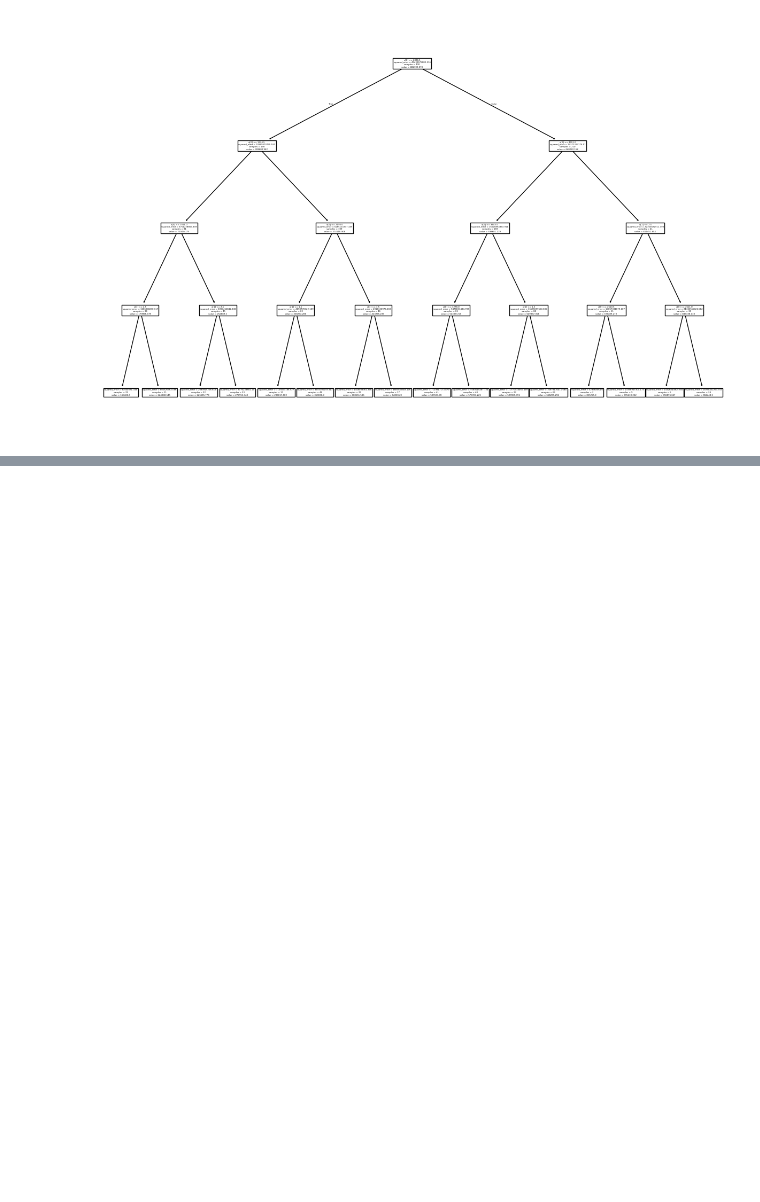
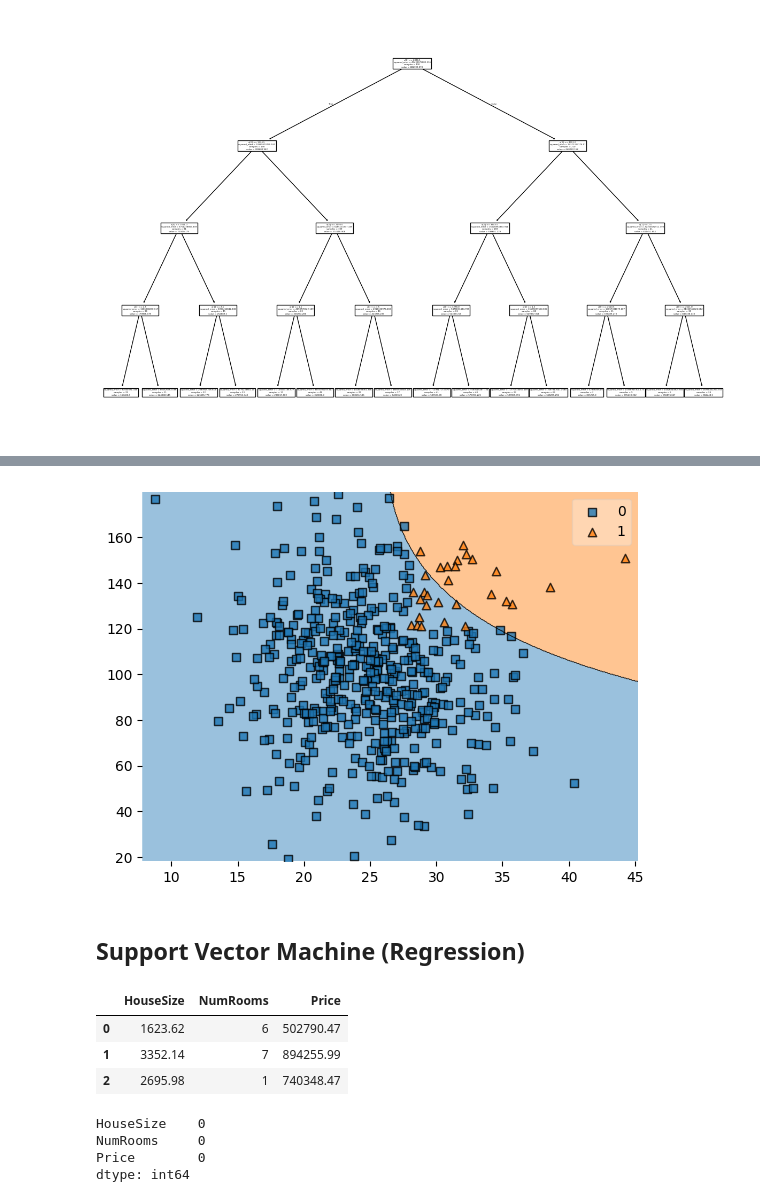
Before and after one commit to Haroon1056/Machine-Learning-Notes, a Jupyter notebook: machine learning.ipynb, the cells around one changed output, grey strips where cells are left out. Cells and saved outputs as stored; diff of their text form; code cells hidden in the pictures; blank space fills up the shorter version.

Commit message:
updated machine learing notes

```diff
--- a/machine learning.ipynb
+++ b/machine learning.ipynb
@@ -1194,0 +1339,3 @@ plt.show()
+# %%
+x = svm_dataset.iloc[:,:-1]
+y = svm_dataset["Diabetes"]
@@ -1194,0 +1344,2 @@ plt.show()
+# %%
+x_train, x_test, y_train, y_test = train_test_split(x,y, test_size=0.2, random_state=42)
@@ -1194,0 +1348,2 @@ plt.show()
+# %%
+sv = SVC(kernel="poly")  # linear, poly, rbf, sigmoid, precomputed
@@ -1194,0 +1360,7 @@ plt.show()
+# %%
+plot_decision_regions(x.to_numpy(),y.to_numpy(), clf=sv)
+plt.show()
+# %% [output]
+[figure, added]
+# %% [markdown]
+## Support Vector Machine (Regression)
@@ -1194,0 +1369,14 @@ plt.show()
+# %%
+svr_dataset.head(3)
+# %% [output]
+|  | HouseSize | NumRooms | Price |
+| 0 | 1623.62 | 6 | 502790.47 |
+| 1 | 3352.14 | 7 | 894255.99 |
+| 2 | 2695.98 | 1 | 740348.47 |
+# %%
+svr_dataset.isnull().sum()
+# %% [output]
+HouseSize    0
+NumRooms     0
+Price        0
+dtype: int64
```
Also changed, not shown: parts of 52 cells of this notebook, 5 other files.
